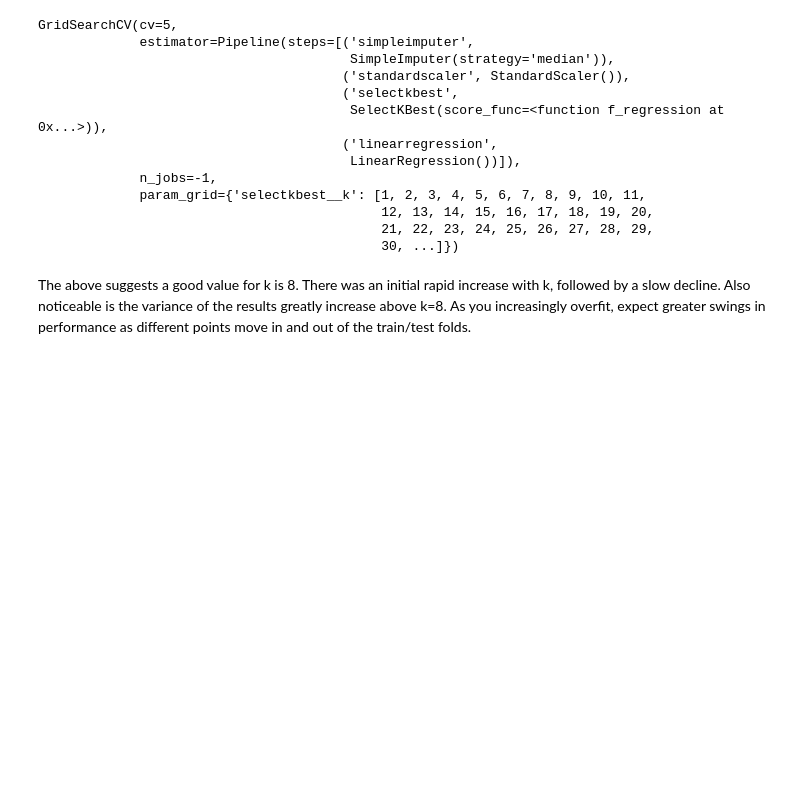
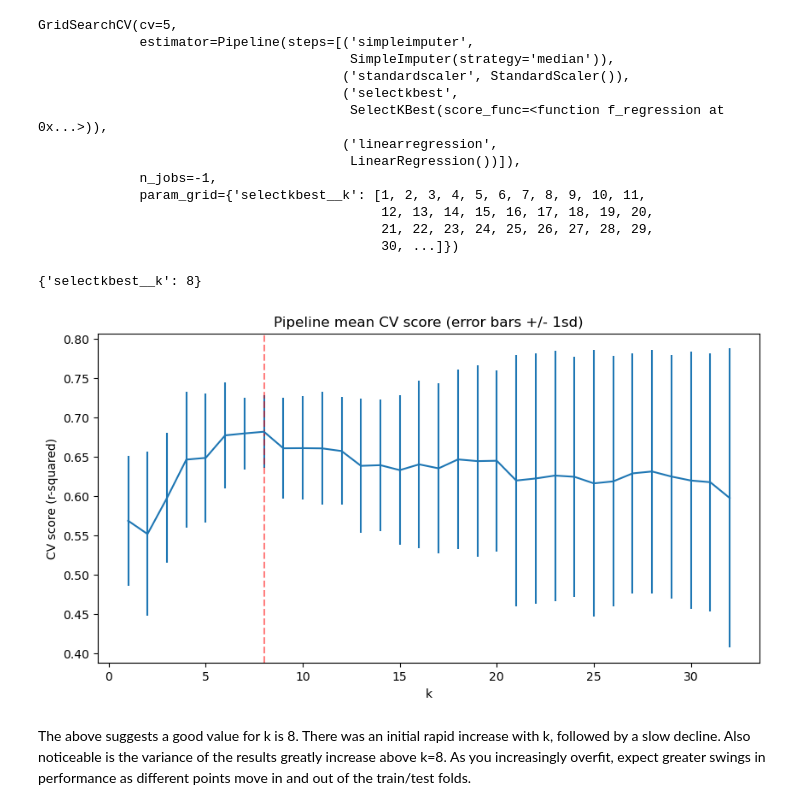
Before and after one commit to EggFever/DataScienceGuidedCapstone, a Jupyter notebook: Notebooks/04_preprocessing_and_training.ipynb, the cells around one changed output. Cells and saved outputs as stored; diff of their text form; code cells hidden in the pictures; blank space fills up the shorter version.

```diff
--- a/Notebooks/04_preprocessing_and_training.ipynb
+++ b/Notebooks/04_preprocessing_and_training.ipynb
@@ -208,5 +248,5 @@ train_mean
 #Hint, call its `.fit()` method with `X_train` and `y_train` as arguments
 #Then print the object's `constant_` attribute and verify it's the same as the mean above
 dumb_reg = DummyRegressor(strategy='mean')
-dumb_reg.___(___, ___)
-dumb_reg.___
+dumb_reg.fit(X_train, y_train)
+dumb_reg.constant_
@@ -602,4 +666,4 @@ Here, a single call to the pipeline's `fit()` method combines the steps of learn
 # %%
 #Code task 15#
 #Call the pipe's `fit()` method with `X_train` and `y_train` as arguments
-pipe.___(___, ___)
+pipe.fit(X_train, y_train)
@@ -658,7 +726,7 @@ Redefine your pipeline to include this feature selection step:
 pipe = make_pipeline(
     SimpleImputer(strategy='median'),
     StandardScaler(),
-    ___(___),
+    SelectKBest(score_func=f_regression),
     LinearRegression()
 )
 # %% [markdown]
@@ -798,17 +868,21 @@ cv_k = [k for k in lr_grid_cv.cv_results_['param_selectkbest__k']]
 # %%
 #Code task 19#
 #Print the `best_params_` attribute of `lr_grid_cv`
-lr_grid_cv.___
+lr_grid_cv.best_params_
+# %% [output]
+{'selectkbest__k': 8}
 # %%
 #Code task 20#
 #Assign the value of k from the above dict of `best_params_` and assign it to `best_k`
-___ = lr_grid_cv.___['selectkbest__k']
+best_k = lr_grid_cv.best_params_['selectkbest__k']
 plt.subplots(figsize=(10, 5))
 plt.errorbar(cv_k, score_mean, yerr=score_std)
 plt.axvline(x=best_k, c='r', ls='--', alpha=.5)
 plt.xlabel('k')
 plt.ylabel('CV score (r-squared)')
 plt.title('Pipeline mean CV score (error bars +/- 1sd)');
+# %% [output]
+[figure, added]
 # %% [markdown]
 The above suggests a good value for k is 8. There was an initial rapid increase with k, followed by a slow decline. Also noticeable is the variance of the results greatly increase above k=8. As you increasingly overfit, expect greater swings in performance as different points move in and out of the train/test folds.
 # %% [markdown]
```
Also changed, not shown: parts of 58 cells of this notebook, 1 other file.
